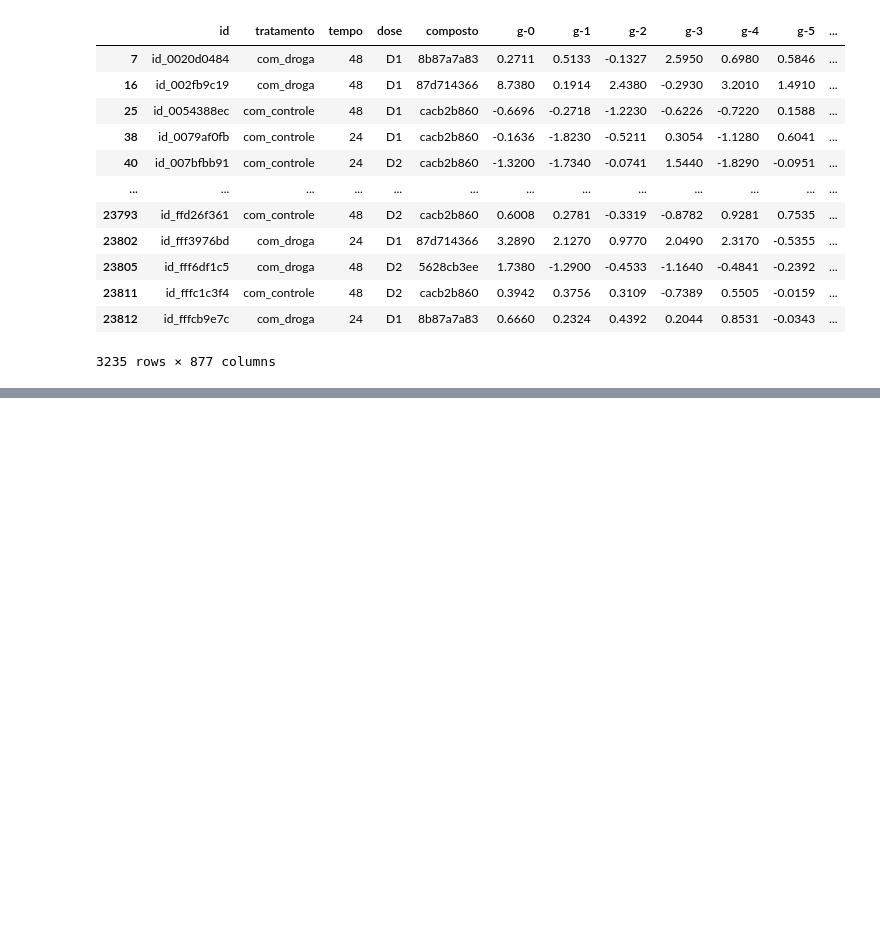
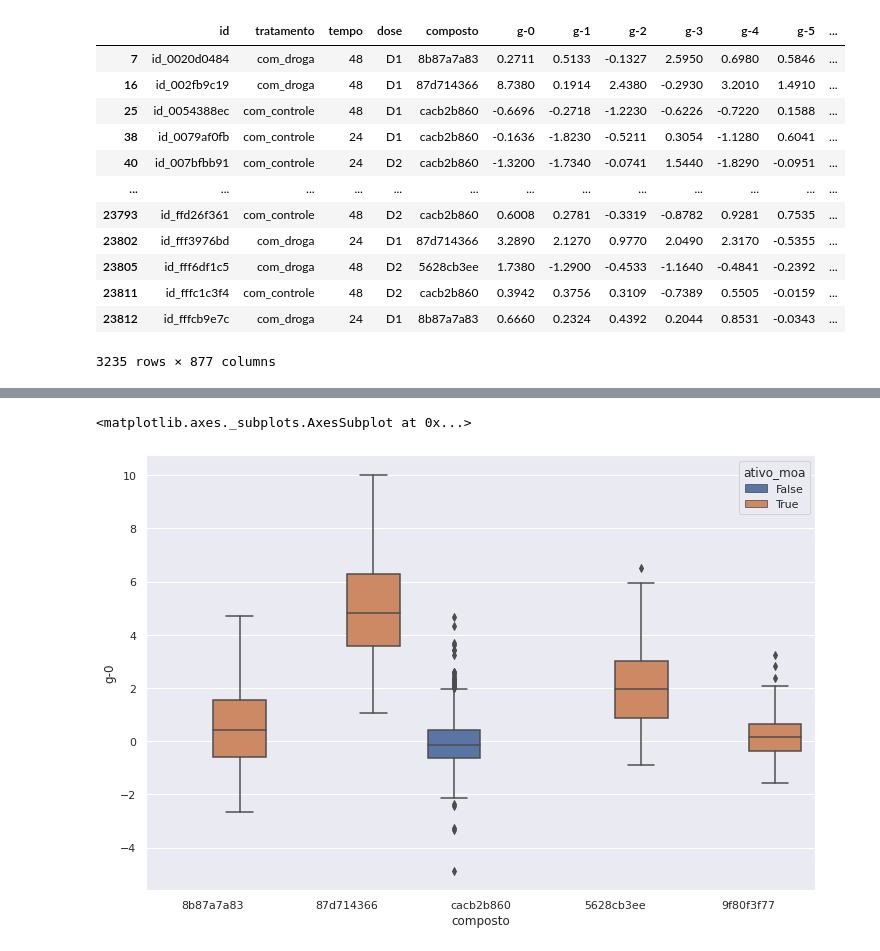
Before and after one commit to jonatanpereira/Alura-Imersao-dados03, a Jupyter notebook: Notebooks/Aula04_ImersãoDados3_Alura.ipynb, the cells around one changed output, grey strips where cells are left out. Saved outputs shown, nothing was run; the diff lists cells and outputs as text; code cells hidden in the pictures; blank space fills up the shorter version.

```diff
--- a/Notebooks/Aula04_ImersãoDados3_Alura.ipynb
+++ b/Notebooks/Aula04_ImersãoDados3_Alura.ipynb
@@ -274,0 +227,7 @@ sns.heatmap(corr_celular, mask=mask, cmap=cmap, center=0,
+# %%
+composto_principal = dados_combinados['composto'].value_counts().index[:5]
+plt.figure(figsize=(12,8))
+sns.boxplot(data = dados_combinados.query('composto in @composto_principal'), y= 'g-0', x= 'composto', hue='ativo_moa')
+# %% [output]
+<matplotlib.axes._subplots.AxesSubplot at 0x...>
+[figure, added]
```
Also changed, not shown: parts of 29 cells of this notebook.
